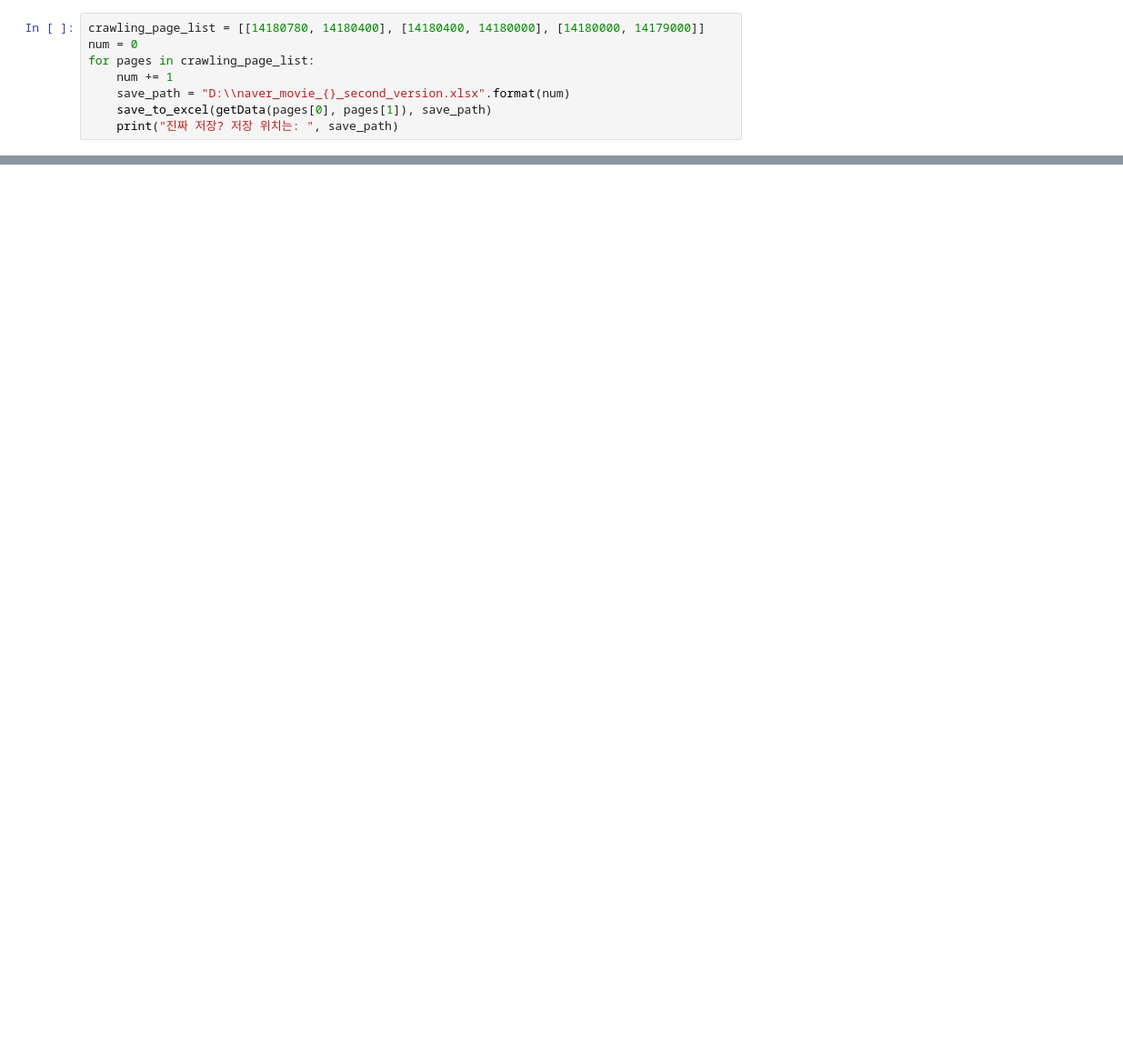
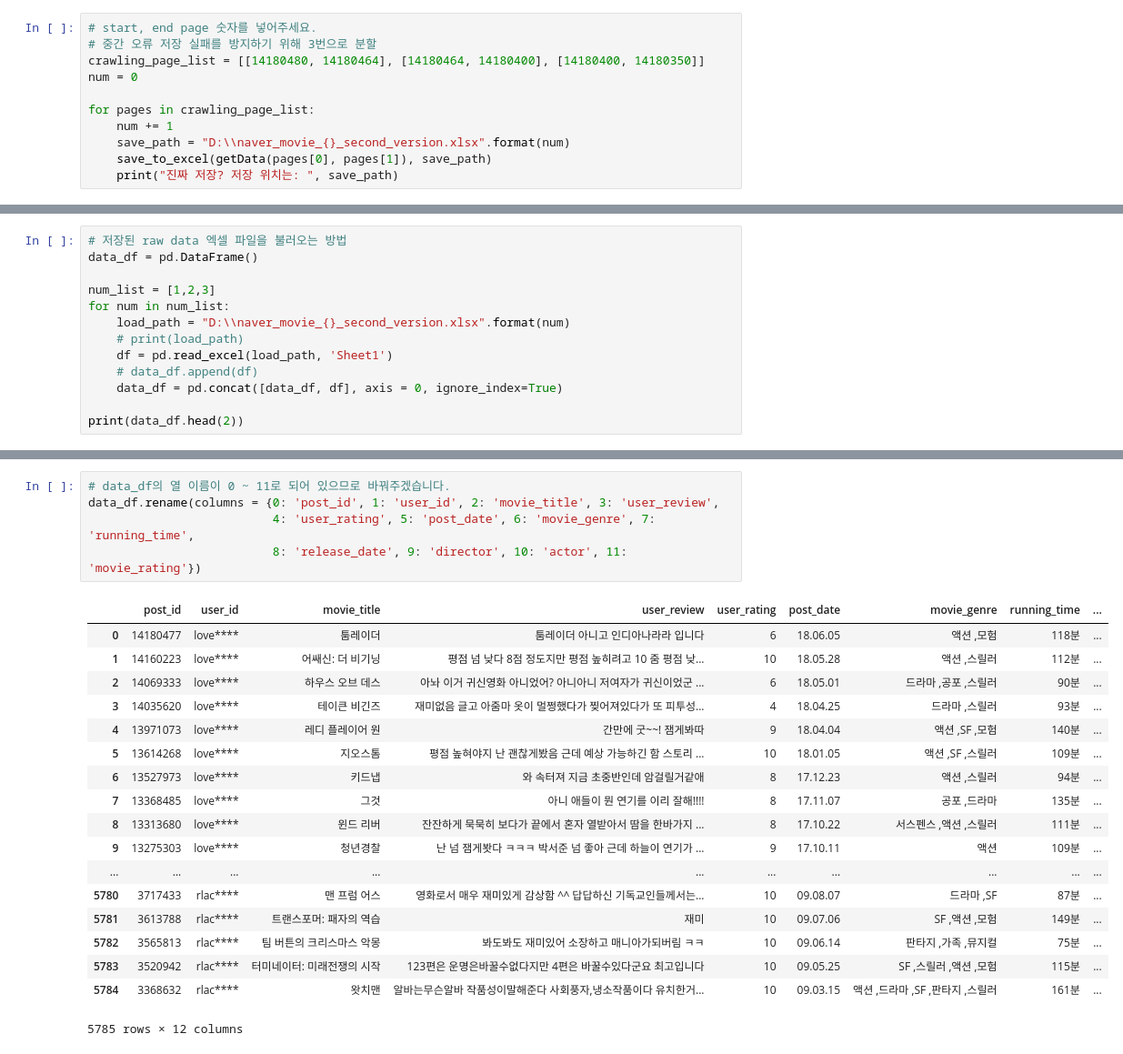
Before and after one commit to boohk/Python, a Jupyter notebook: Naver Movie Crawling.ipynb, the cells around one changed output, grey strips where cells are left out. Shown at 91% size. Cells and saved outputs as stored; diff of their text form; blank space fills up the shorter version.

Commit message:
add def getData() and how to read excel file.

```diff
--- a/Naver Movie Crawling.ipynb
+++ b/Naver Movie Crawling.ipynb
@@ -237,8 +247,11 @@ def getData(start, end):
 
     return result_crawling
 # %%
-crawling_page_list = [[14180780, 14180400], [14180400, 14180000], [14180000, 14179000]]
+# start, end page 숫자를 넣어주세요.
+# 중간 오류 저장 실패를 방지하기 위해 3번으로 분할
+crawling_page_list = [[14180480, 14180464], [14180464, 14180400], [14180400, 14180350]]
 num = 0
+
 for pages in crawling_page_list:
     num += 1
     save_path = "D:\\naver_movie_{}_second_version.xlsx".format(num)
@@ -280,0 +278,13 @@ http://movie.naver.com/movie/point/af/list.nhn?st=nickname&sword=14180696&target
+# %%
+# 저장된 raw data 엑셀 파일을 불러오는 방법
+data_df = pd.DataFrame()
+
+num_list = [1,2,3]
+for num in num_list:
+    load_path = "D:\\naver_movie_{}_second_version.xlsx".format(num)
+    # print(load_path)
+    df = pd.read_excel(load_path, 'Sheet1')
+    # data_df.append(df)
+    data_df = pd.concat([data_df, df], axis = 0, ignore_index=True)
+
+print(data_df.head(2))
@@ -280,0 +303,24 @@ http://movie.naver.com/movie/point/af/list.nhn?st=nickname&sword=14180696&target
+# %%
+# data_df의 열 이름이 0 ~ 11로 되어 있으므로 바꿔주겠습니다.
+data_df.rename(columns = {0: 'post_id', 1: 'user_id', 2: 'movie_title', 3: 'user_review',
+                          4: 'user_rating', 5: 'post_date', 6: 'movie_genre', 7: 'running_time',
+                          8: 'release_date', 9: 'director', 10: 'actor', 11: 'movie_rating'})
+# %% [output]
+|  | post_id | user_id | movie_title | user_review | user_rating | post_date | movie_genre | running_time | ... |
+| 0 | 14180477 | love**** | 툼레이더 | 툼레이더 아니고 인디아나라라 입니다 | 6 | 18.06.05 | 액션 ,모험 | 118분 | ... |
+| 1 | 14160223 | love**** | 어쌔신: 더 비기닝 | 평점 넘 낮다 8점 정도지만 평점 높히려고 10 줌 평점 낮... | 10 | 18.05.28 | 액션 ,스릴러 | 112분 | ... |
+| 2 | 14069333 | love**** | 하우스 오브 데스 | 아놔 이거 귀신영화 아니었어? 아니아니 저여자가 귀신이었군 ... | 6 | 18.05.01 | 드라마 ,공포 ,스릴러 | 90분 | ... |
+| 3 | 14035620 | love**** | 테이큰 비긴즈 | 재미없음 글고 아줌마 옷이 멀쩡했다가 찢어져있다가 또 피투성... | 4 | 18.04.25 | 드라마 ,스릴러 | 93분 | ... |
+| 4 | 13971073 | love**** | 레디 플레이어 원 | 간만에 굿~~! 잼게봐따 | 9 | 18.04.04 | 액션 ,SF ,모험 | 140분 | ... |
+| 5 | 13614268 | love**** | 지오스톰 | 평점 높혀야지 난 괜찮게봤음 근데 예상 가능하긴 함 스토리 ... | 10 | 18.01.05 | 액션 ,SF ,스릴러 | 109분 | ... |
+| 6 | 13527973 | love**** | 키드냅 | 와 속터져 지금 초중반인데 암걸릴거같애 | 8 | 17.12.23 | 액션 ,스릴러 | 94분 | ... |
+| 7 | 13368485 | love**** | 그것 | 아니 애들이 뭔 연기를 이리 잘해!!!! | 8 | 17.11.07 | 공포 ,드라마 | 135분 | ... |
+| 8 | 13313680 | love**** | 윈드 리버 | 잔잔하게 묵묵히 보다가 끝에서 혼자 열받아서 땀을 한바가지 ... | 8 | 17.10.22 | 서스펜스 ,액션 ,스릴러 | 111분 | ... |
+| 9 | 13275303 | love**** | 청년경찰 | 난 넘 잼게봣다 ㅋㅋㅋ 박서준 넘 좋아 근데 하늘이 연기가 ... | 9 | 17.10.11 | 액션 | 109분 | ... |
+| ... | ... | ... | ... | ... | ... | ... | ... | ... | ... |
+| 5780 | 3717433 | rlac**** | 맨 프럼 어스 | 영화로서 매우 재미있게 감상함 ^^ 답답하신 기독교인들께서는... | 10 | 09.08.07 | 드라마 ,SF | 87분 | ... |
+| 5781 | 3613788 | rlac**** | 트랜스포머: 패자의 역습 | 재미 | 10 | 09.07.06 | SF ,액션 ,모험 | 149분 | ... |
+| 5782 | 3565813 | rlac**** | 팀 버튼의 크리스마스 악몽 | 봐도봐도 재미있어 소장하고 매니아가되버림 ㅋㅋ | 10 | 09.06.14 | 판타지 ,가족 ,뮤지컬 | 75분 | ... |
+| 5783 | 3520942 | rlac**** | 터미네이터: 미래전쟁의 시작 | 123편은 운명은바꿀수없다지만 4편은 바꿀수있다군요 최고입니다 | 10 | 09.05.25 | SF ,스릴러 ,액션 ,모험 | 115분 | ... |
+| 5784 | 3368632 | rlac**** | 왓치맨 | 알바는무슨알바 작품성이말해준다 사회풍자,냉소작품이다 유치한거... | 10 | 09.03.15 | 액션 ,드라마 ,SF ,판타지 ,스릴러 | 161분 | ... |
+5785 rows × 12 columns
```
Also changed, not shown: parts of 8 cells of this notebook.
